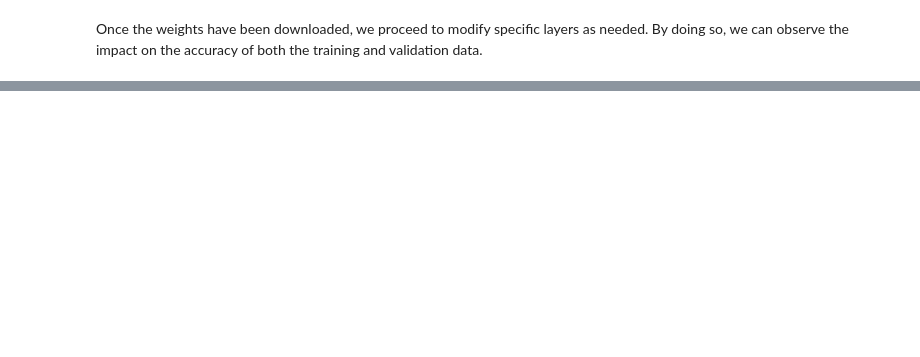
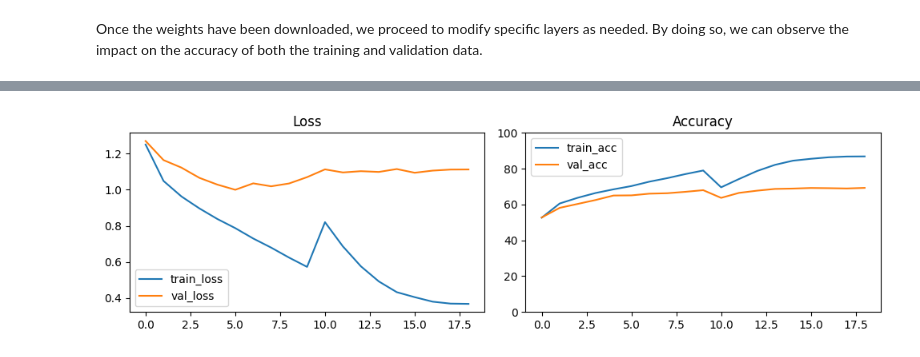
Before and after one commit to alaeimo/NMA_DL_FER, a Jupyter notebook: NMA_DL_FER.ipynb, the cells around one changed output, grey strips where cells are left out. Saved outputs shown, nothing was run; the diff lists cells and outputs as text; code cells hidden in the pictures; blank space fills up the shorter version.

```diff
--- a/NMA_DL_FER.ipynb
+++ b/NMA_DL_FER.ipynb
@@ -488,0 +532,4 @@ torch.save(model, model_path)
+# %%
+history.plot()
+# %% [output]
+[figure, added]
```
Also changed, not shown: parts of 16 cells of this notebook.
